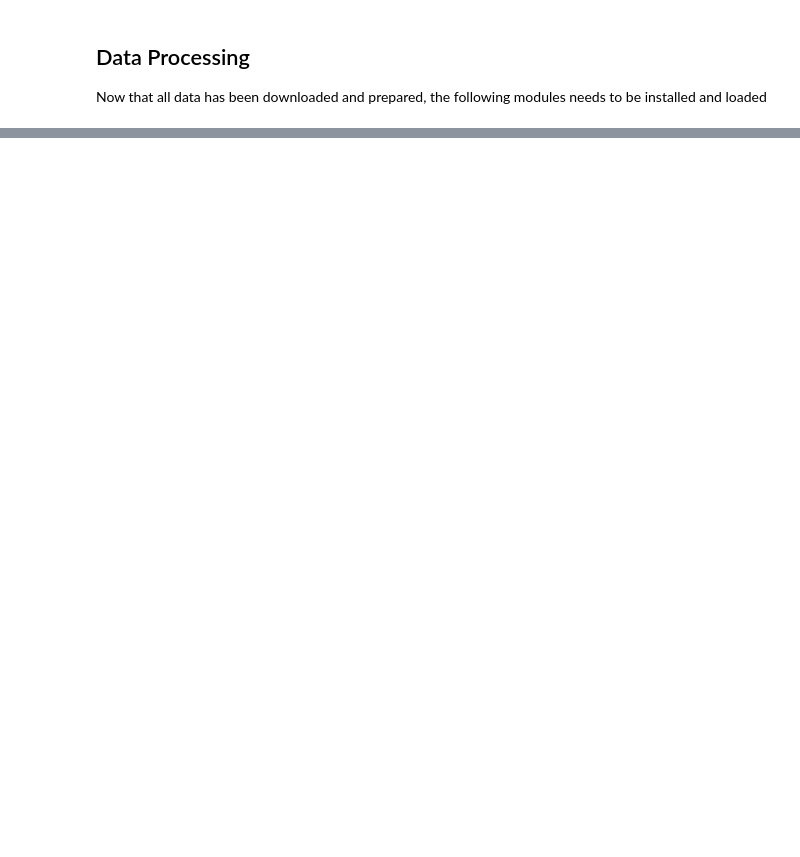
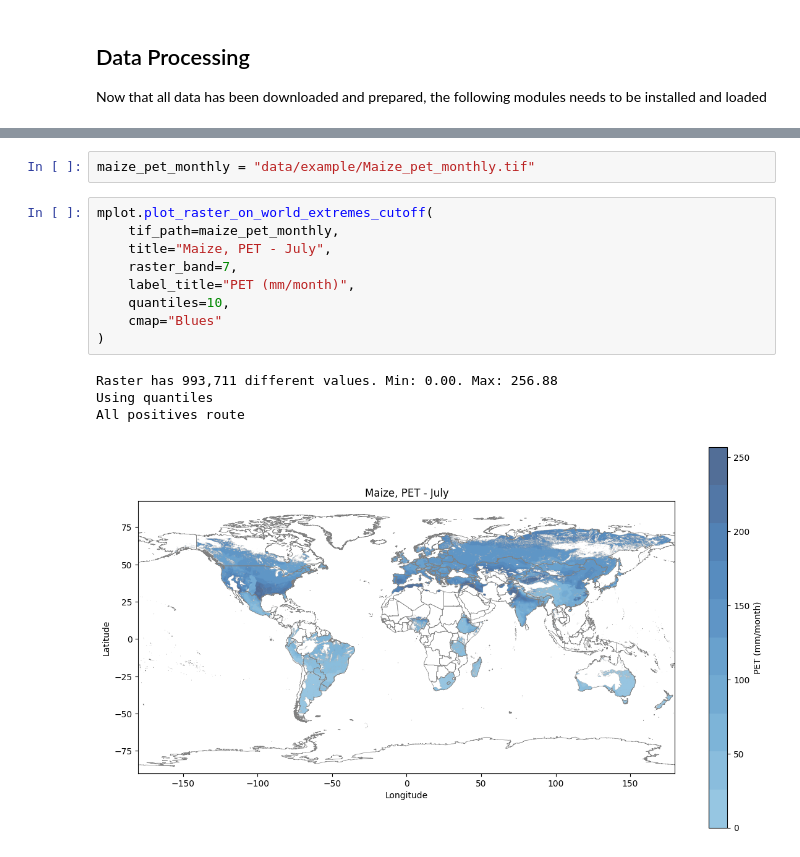
Before and after one commit to cloyolaangosto/SBTN_Test, a Jupyter notebook: SOC_LEAF_Example.ipynb, the cells around one changed output, grey strips where cells are left out. Cells and saved outputs as stored; diff of their text form; blank space fills up the shorter version.

```diff
--- a/SOC_LEAF_Example.ipynb
+++ b/SOC_LEAF_Example.ipynb
@@ -75,0 +121,16 @@ cropcalcs.prepare_crop_data(
+# %%
+maize_pet_monthly = "data/example/Maize_pet_monthly.tif"
+# %%
+mplot.plot_raster_on_world_extremes_cutoff(
+    tif_path=maize_pet_monthly,
+    title="Maize, PET - July",
+    raster_band=7,
+    label_title="PET (mm/month)",
+    quantiles=10,
+    cmap="Blues"
+)
+# %% [output]
+Raster has 993,711 different values. Min: 0.00. Max: 256.88
+Using quantiles
+All positives route
+[figure, added]
```
Also changed, not shown: parts of 17 cells of this notebook, 4 other files.
